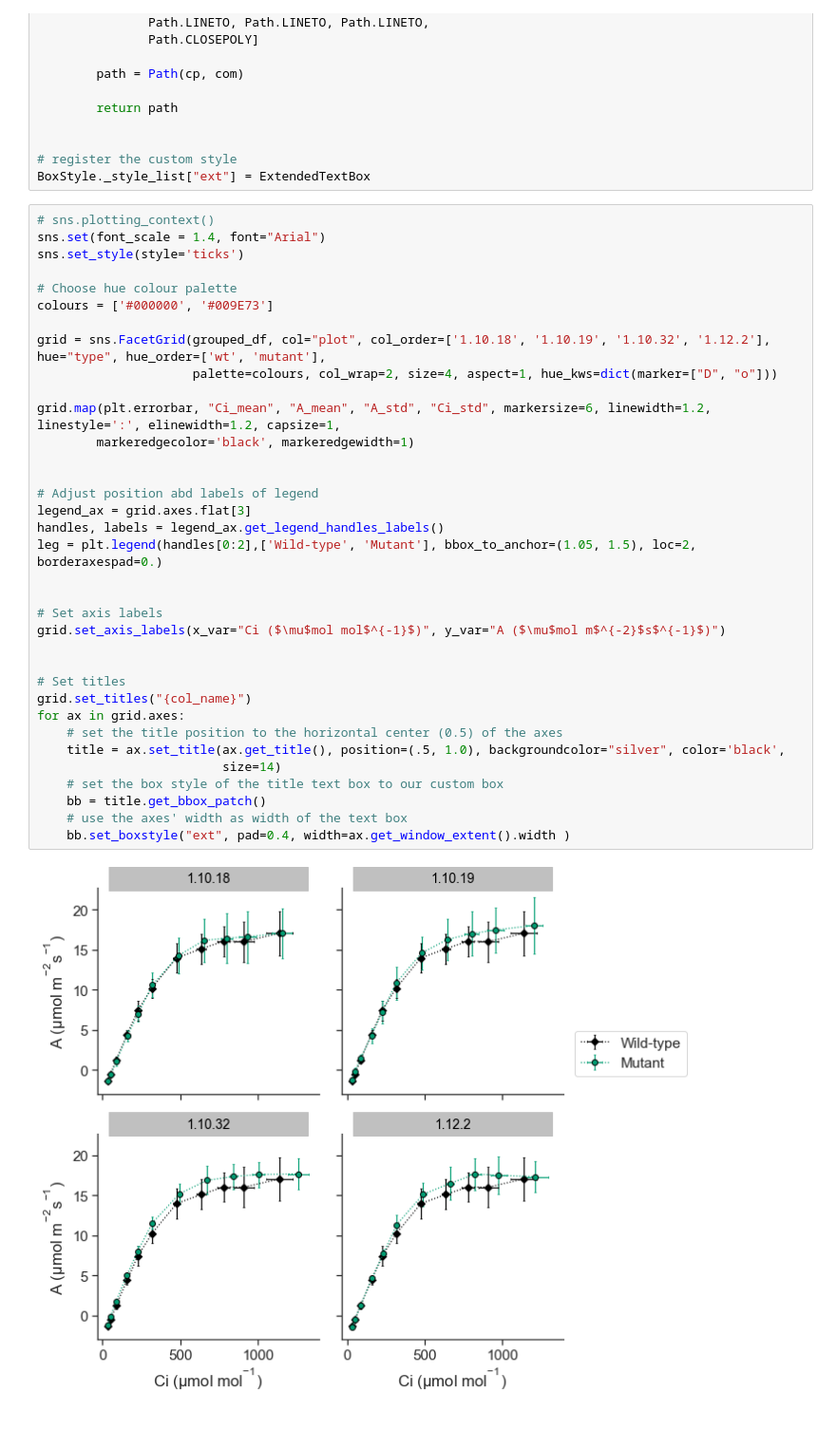
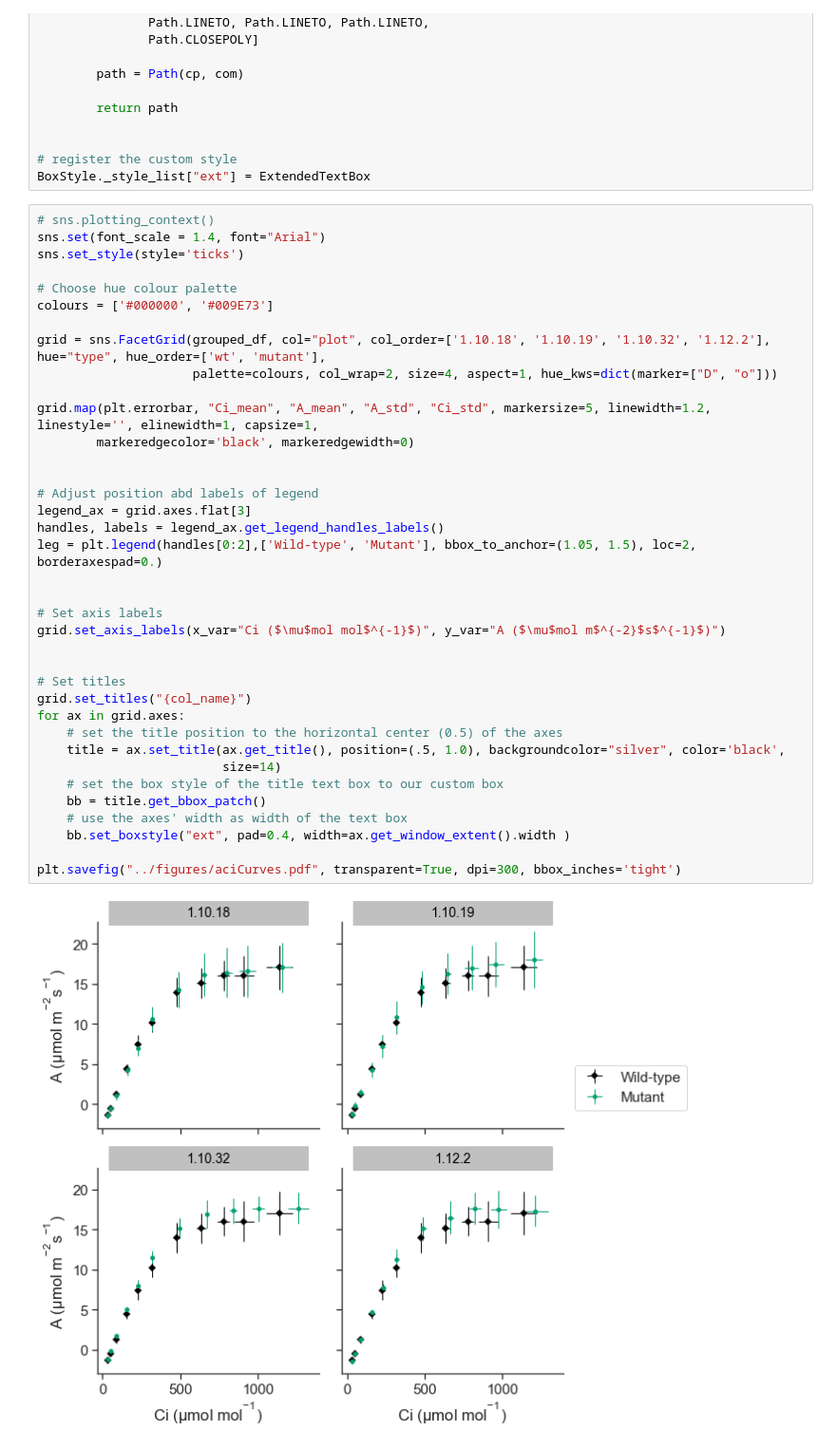
Before and after one commit to RonaCostello/Thesis, a Jupyter notebook: plots/chapter3_ACi_curves.ipynb, the cells around one changed output. Shown: that part at 95% size. Drawn from its saved outputs; the diff is of its cells as text.

```diff
--- a/plots/chapter3_ACi_curves.ipynb
+++ b/plots/chapter3_ACi_curves.ipynb
@@ -78,33 +78,35 @@ sns.set_style(style='ticks')
 
 # Choose hue colour palette
 colours = ['#000000', '#009E73']
 
 grid = sns.FacetGrid(grouped_df, col="plot", col_order=['1.10.18', '1.10.19', '1.10.32', '1.12.2'], hue="type", hue_order=['wt', 'mutant'],
                      palette=colours, col_wrap=2, size=4, aspect=1, hue_kws=dict(marker=["D", "o"]))
 
-grid.map(plt.errorbar, "Ci_mean", "A_mean", "A_std", "Ci_std", markersize=6, linewidth=1.2, linestyle=':', elinewidth=1.2, capsize=1,
-        markeredgecolor='black', markeredgewidth=1)
+grid.map(plt.errorbar, "Ci_mean", "A_mean", "A_std", "Ci_std", markersize=5, linewidth=1.2, linestyle='', elinewidth=1, capsize=1,
+        markeredgecolor='black', markeredgewidth=0)
 
 
 # Adjust position abd labels of legend
 legend_ax = grid.axes.flat[3]
 handles, labels = legend_ax.get_legend_handles_labels()
 leg = plt.legend(handles[0:2],['Wild-type', 'Mutant'], bbox_to_anchor=(1.05, 1.5), loc=2, borderaxespad=0.)
 
 
 # Set axis labels
 grid.set_axis_labels(x_var="Ci ($\mu$mol mol$^{-1}$)", y_var="A ($\mu$mol m$^{-2}$s$^{-1}$)")
 
 
 # Set titles
 grid.set_titles("{col_name}")
 for ax in grid.axes:
     # set the title position to the horizontal center (0.5) of the axes
     title = ax.set_title(ax.get_title(), position=(.5, 1.0), backgroundcolor="silver", color='black',
                          size=14)
     # set the box style of the title text box to our custom box
     bb = title.get_bbox_patch()
     # use the axes' width as width of the text box
     bb.set_boxstyle("ext", pad=0.4, width=ax.get_window_extent().width )
+
+plt.savefig("../figures/aciCurves.pdf", transparent=True, dpi=300, bbox_inches='tight')
 # %% [output]
-[figure, old version]
+[figure, new version]
```
